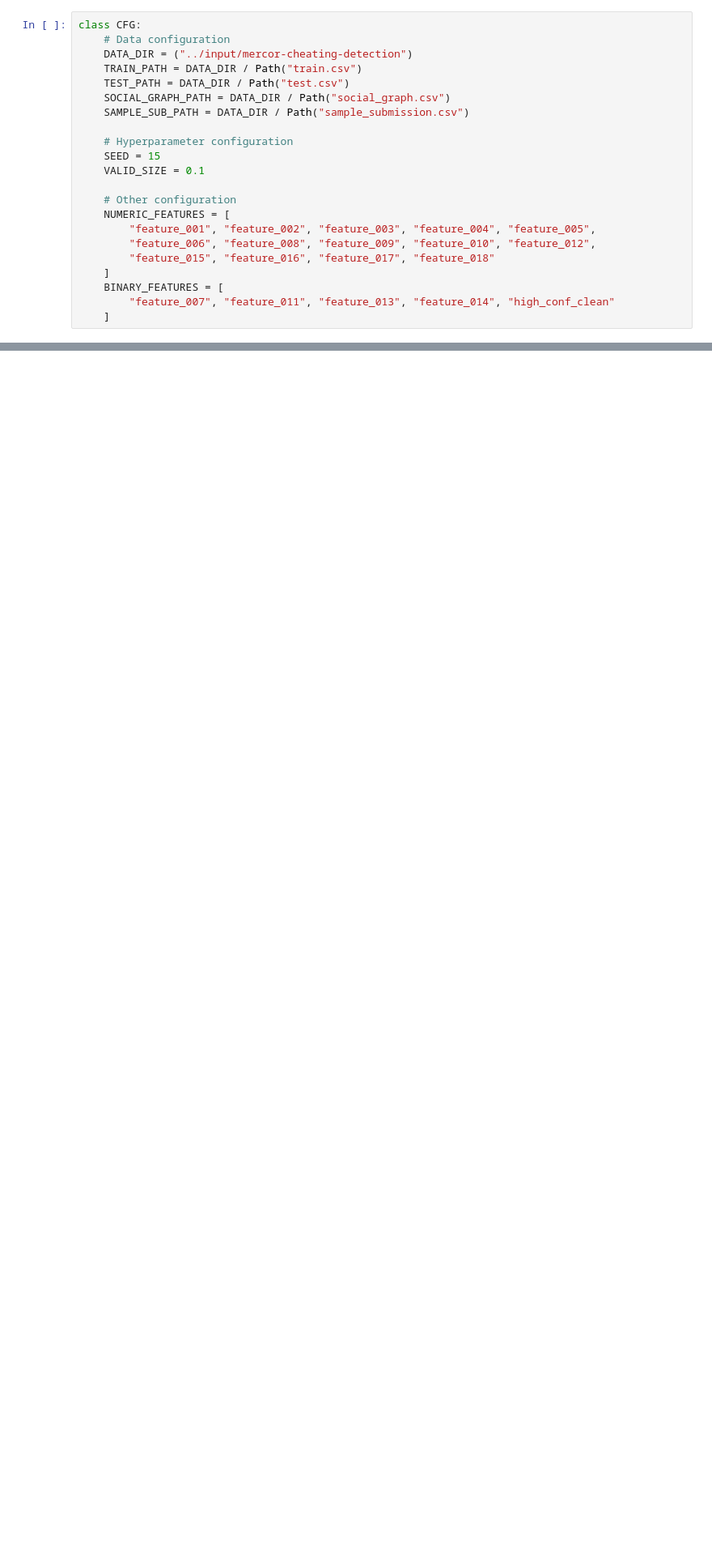
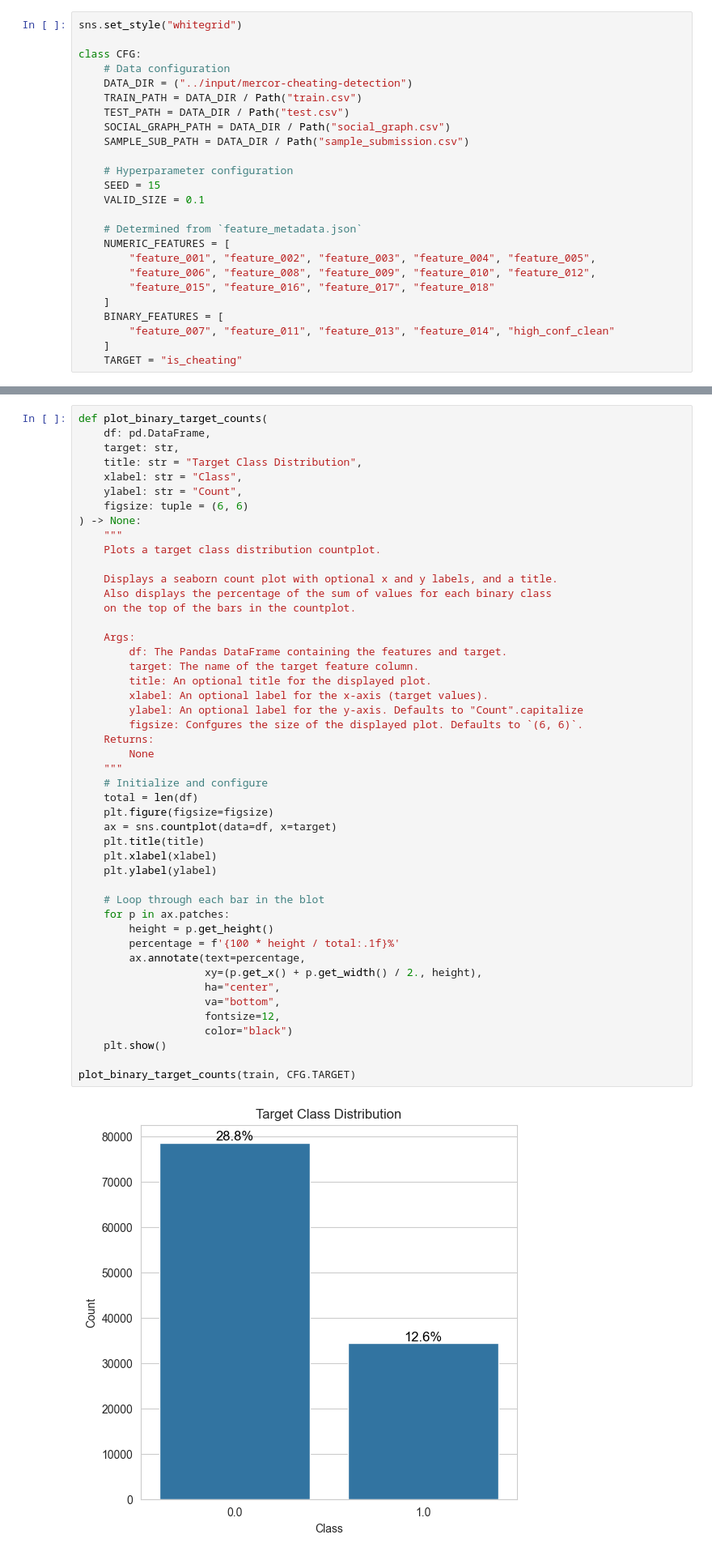
Before and after one commit to zacharym-collins/zc-kaggle-mercor-cheating-detection, a Jupyter notebook: working/12182025baseline.ipynb, the cells around one changed output, grey strips where cells are left out. Shown at 81% size. Cells and saved outputs as stored; diff of their text form; blank space fills up the shorter version.

```diff
--- a/working/12182025baseline.ipynb
+++ b/working/12182025baseline.ipynb
@@ -46,6 +50,8 @@ from tqdm import tqdm
 # %% [markdown]
 ### B. Configuration
 # %%
+sns.set_style("whitegrid")
+
 class CFG:
     # Data configuration
     DATA_DIR = ("../input/mercor-cheating-detection")
@@ -58,7 +64,7 @@ class CFG:
     SEED = 15
     VALID_SIZE = 0.1
 
-    # Other configuration
+    # Determined from `feature_metadata.json`
     NUMERIC_FEATURES = [
         "feature_001", "feature_002", "feature_003", "feature_004", "feature_005",
         "feature_006", "feature_008", "feature_009", "feature_010", "feature_012",
@@ -67,6 +73,7 @@ class CFG:
     BINARY_FEATURES = [
         "feature_007", "feature_011", "feature_013", "feature_014", "high_conf_clean"
     ]
+    TARGET = "is_cheating"
 # %% [markdown]
 ### C. Load and Preview Data
 # %%
@@ -203,0 +174,49 @@ np.True_
+# %%
+def plot_binary_target_counts(
+    df: pd.DataFrame,
+    target: str,
+    title: str = "Target Class Distribution",
+    xlabel: str = "Class",
+    ylabel: str = "Count",
+    figsize: tuple = (6, 6)
+) -> None:
+    """
+    Plots a target class distribution countplot.
+
+    Displays a seaborn count plot with optional x and y labels, and a title.
+    Also displays the percentage of the sum of values for each binary class
+    on the top of the bars in the countplot.
+
+    Args:
+        df: The Pandas DataFrame containing the features and target.
+        target: The name of the target feature column.
+        title: An optional title for the displayed plot.
+        xlabel: An optional label for the x-axis (target values).
+        ylabel: An optional label for the y-axis. Defaults to "Count".capitalize
+        figsize: Confgures the size of the displayed plot. Defaults to `(6, 6)`.
+    Returns:
+        None
+    """
+    # Initialize and configure
+    total = len(df)
+    plt.figure(figsize=figsize)
+    ax = sns.countplot(data=df, x=target)
+    plt.title(title)
+    plt.xlabel(xlabel)
+    plt.ylabel(ylabel)
+
+    # Loop through each bar in the blot
+    for p in ax.patches:
+        height = p.get_height()
+        percentage = f'{100 * height / total:.1f}%'
+        ax.annotate(text=percentage,
+                    xy=(p.get_x() + p.get_width() / 2., height),
+                    ha="center",
+                    va="bottom",
+                    fontsize=12,
+                    color="black")
+    plt.show()
+
+plot_binary_target_counts(train, CFG.TARGET)
+# %% [output]
+[figure, added]
```
Also changed, not shown: parts of 63 cells of this notebook.
